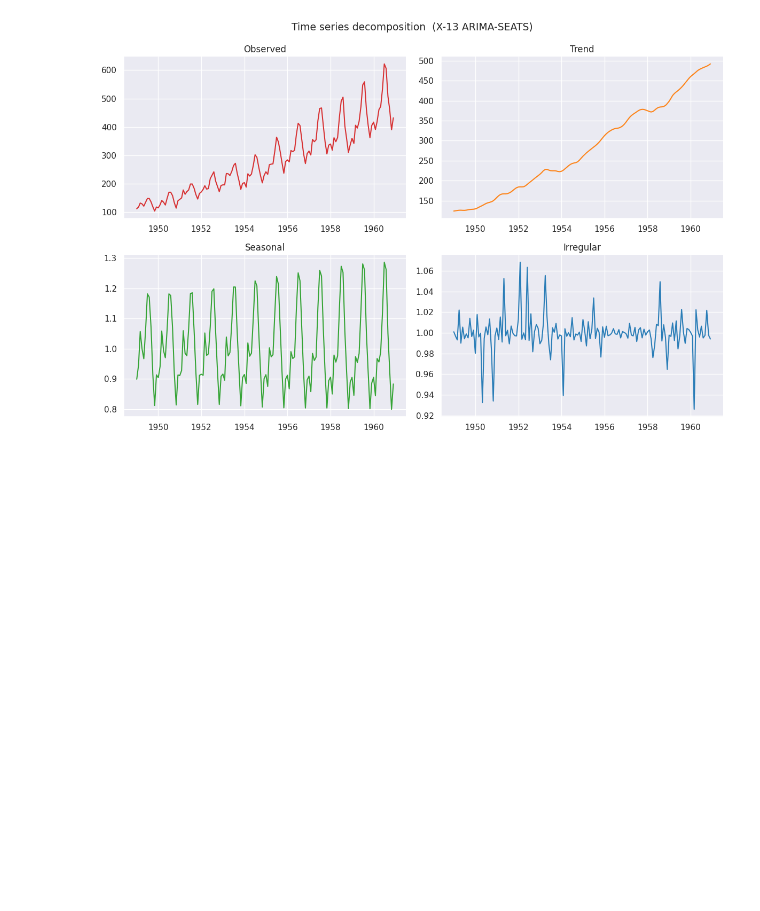
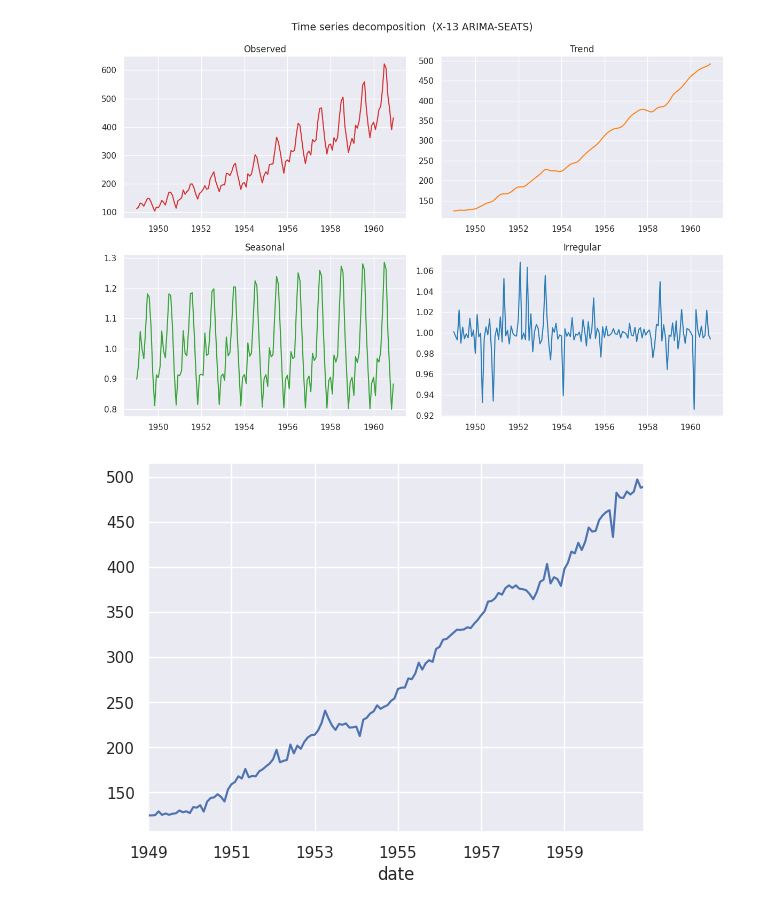
Before and after one commit to luciojosep/AnalisisCuantitativoAvanzado, a Jupyter notebook: SeriesdeTiempo/X13_en_Colab.ipynb, the cells around one changed output. Saved outputs shown, nothing was run; the diff lists cells and outputs as text; code cells hidden in the pictures; blank space fills up the shorter version.

```diff
--- a/SeriesdeTiempo/X13_en_Colab.ipynb
+++ b/SeriesdeTiempo/X13_en_Colab.ipynb
@@ -93,3 +91,9 @@ plot_components_x13(decomposition)
 plt.show()
 # %% [output]
 [figure]
+# %%
+# Serie sin estacionalidad
+decomposition.seasadj.plot()
+plt.show()
+# %% [output]
+[figure, added]
```
Also changed, not shown: parts of 2 cells of this notebook.
